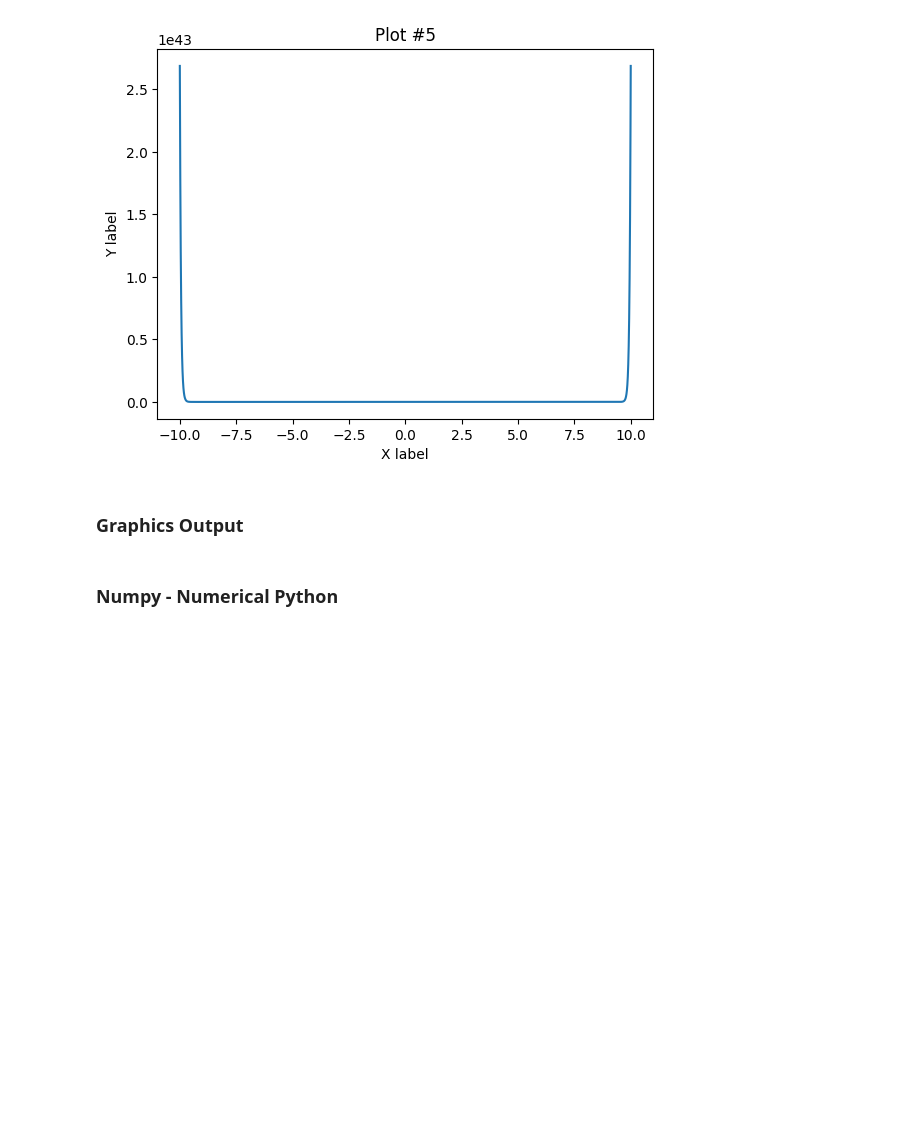
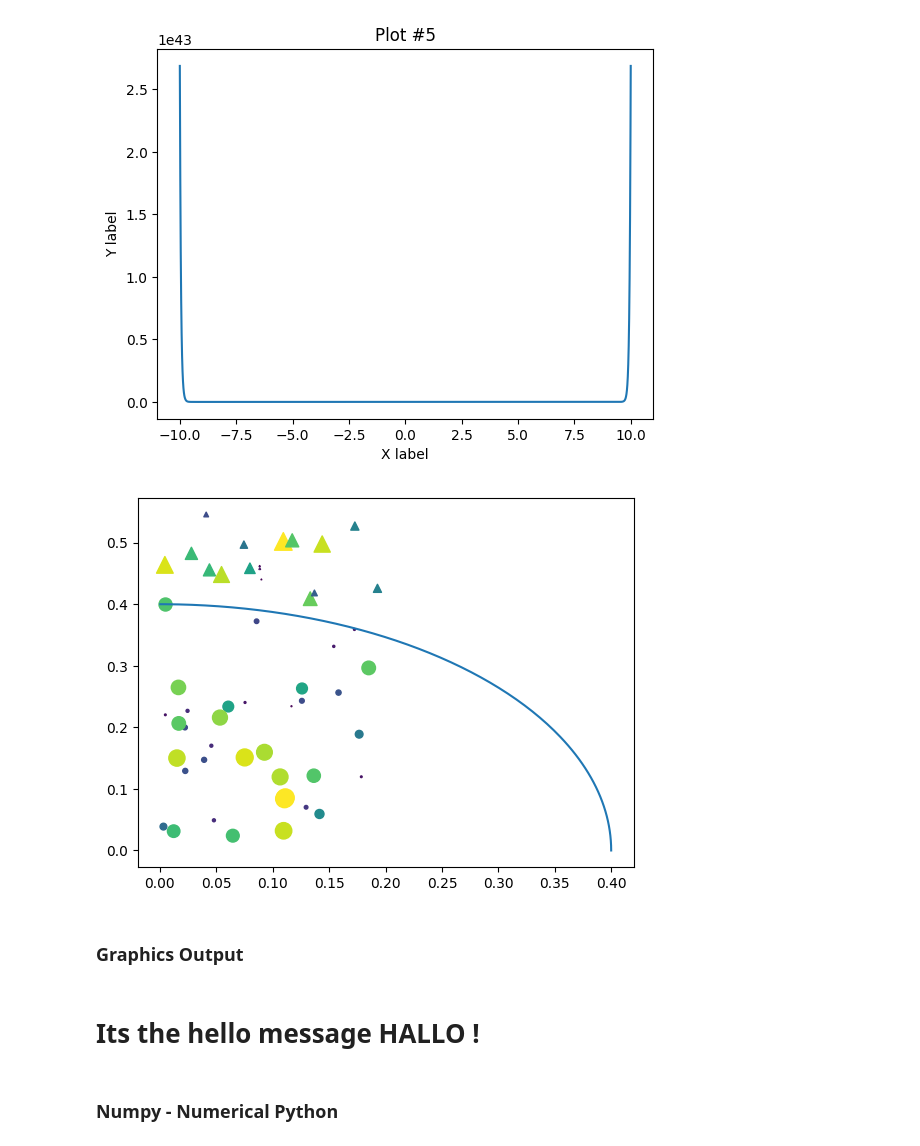
Before and after one commit to AxIS8/ProbNStatsReal, a Jupyter notebook: Hahn_Math_24_Lab_1.ipynb, the cells around one changed output. Saved outputs shown, nothing was run; the diff lists cells and outputs as text; code cells hidden in the pictures; blank space fills up the shorter version.

```diff
--- a/Hahn_Math_24_Lab_1.ipynb
+++ b/Hahn_Math_24_Lab_1.ipynb
@@ -318,3 +285,29 @@ plt.show()
+# %%
+import matplotlib.pyplot as plt
+import numpy as np
+
+# Fixing random state for reproducibility
+np.random.seed(19689801) # "seed" is termed for world generation, normaly random
+
+
+N = 54 #number of objects
+r0 = 0.4 #creates semi circle encompassing r0 amount of space on the graph
+x = 0.2 * np.random.rand(N) #changes x max value for semicircle
+y = 0.55 * np.random.rand(N) #Changes y height of semicircle
+area = (13 * np.random.rand(N))**2  # 0 to 10 point radii (changes size of the shapes)
+c = np.sqrt(area)
+r = np.sqrt(x ** 2 + y ** 2)
+area1 = np.ma.masked_where(r < r0, area)
+area2 = np.ma.masked_where(r >= r0, area)
+plt.scatter(x, y, s=area1, marker='^', c=c)
+plt.scatter(x, y, s=area2, marker='o', c=c)
+# Show the boundary between the regions:
+theta = np.arange(0, np.pi / 2, 0.01)
+plt.plot(r0 * np.cos(theta), r0 * np.sin(theta))
+
+plt.show()
+# %% [output]
+[figure, added]
 # %% [markdown]
 ### Graphics Output
 # %%
@@ -324,3 +315,7 @@ display(HTML('<h1>Hello World!</h1>'))
+# %%
+display(HTML('<h1>Its the hello message HALLO !</h1>')) #H1 brackets is html for titles
+# %% [output]
+Its the hello message HALLO !
 # %% [markdown]
 ### Numpy - Numerical Python
 # %%
```
Also changed, not shown: parts of 13 cells of this notebook.
